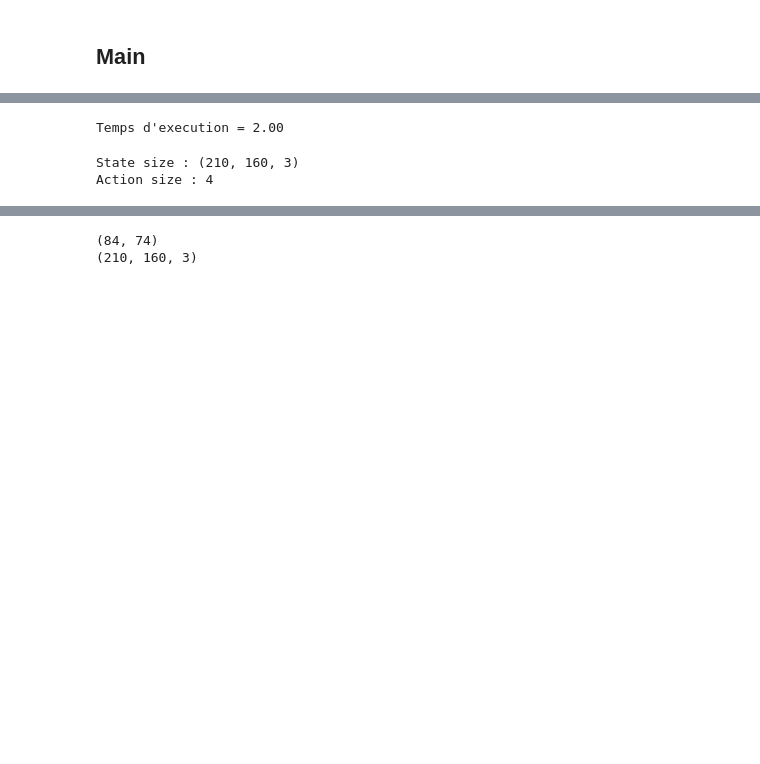
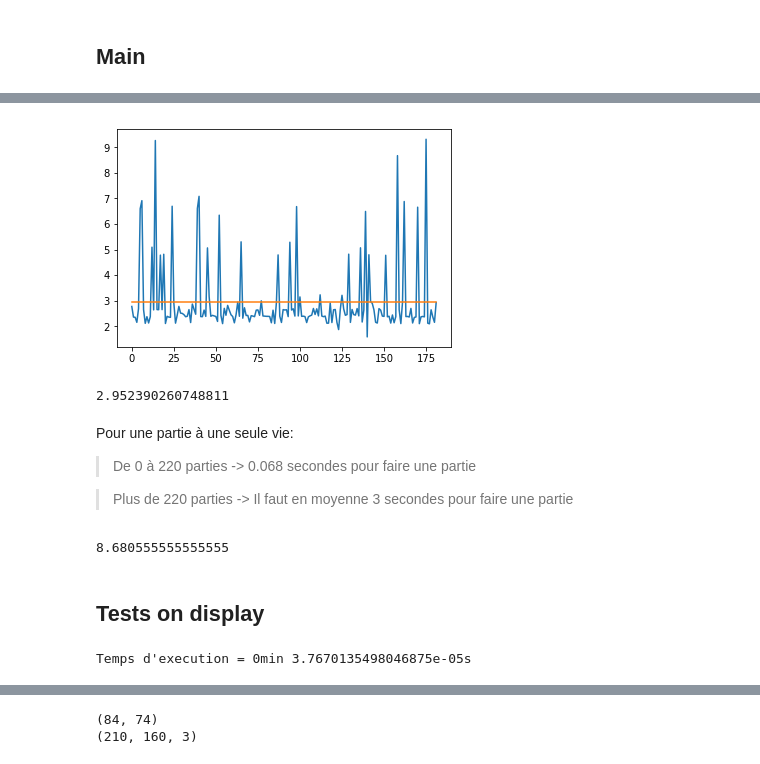
Before and after one commit to QuentinVlg/Atari, a Jupyter notebook: Breakout.ipynb, the cells around one changed output, grey strips where cells are left out. Cells and saved outputs as stored; diff of their text form; code cells hidden in the pictures; blank space fills up the shorter version.

```diff
--- a/Breakout.ipynb
+++ b/Breakout.ipynb
@@ -27,3 +21,9 @@ os.chdir(save)
+# %%
+import os
+root = os.getcwd()
+root = "/home/villegas/Documents/projet_5gmm/Atari"
+save = "/home/villegas/Documents/projet_5gmm/Atari/save"
+os.chdir(save)
 # %% [markdown]
 ## Class Agent
 # %%
@@ -153,21 +258,27 @@ import time
+# %%
+a = tt[217:]
+a = a[1:]-a[:-1]
+plt.plot(a)
+plt.plot(np.ones(len(a))*np.mean(a))
+plt.show()
+print(np.mean(a))
+# %% [output]
+[figure, added]
+2.952390260748811
+# %% [markdown]
+Pour une partie à une seule vie:
+> De 0 à 220 parties -> 0.068 secondes pour faire une partie
+
+> Plus de 220 parties -> Il faut en moyenne 3 secondes pour faire une partie
+# %%
+print(250000*3/60/60/24)
+# %% [output]
+8.680555555555555
+# %% [markdown]
+## Tests on display
 # %%
 tmps1=time.time()
-# CODE TO TEST
-print("Temps d'execution = %.2f\n" %(time.time()-tmps1))
+tmps = time.time()-tmps1
+print("Temps d'execution = %dmin %ss\n" %(tmps//60,tmps%60))
 # %% [output]
-Temps d'execution = 2.00
+Temps d'execution = 0min 3.7670135498046875e-05s
-# %%
-env = gym.make('Breakout-v0')
-print("State size : %s\nAction size : %s"%(env.observation_space.shape,env.action_space.n))
-
-agent = DQN_Breakout_Agent(action_size = env.action_space.n)
-
-EPISODES = 1
-TIME_LIMIT = int(1e8)
-done = False
-batch_size = 32
-
-DISPLAY = True
-# %% [output]
-State size : (210, 160, 3)
-Action size : 4
```
Also changed, not shown: parts of 13 cells of this notebook.
